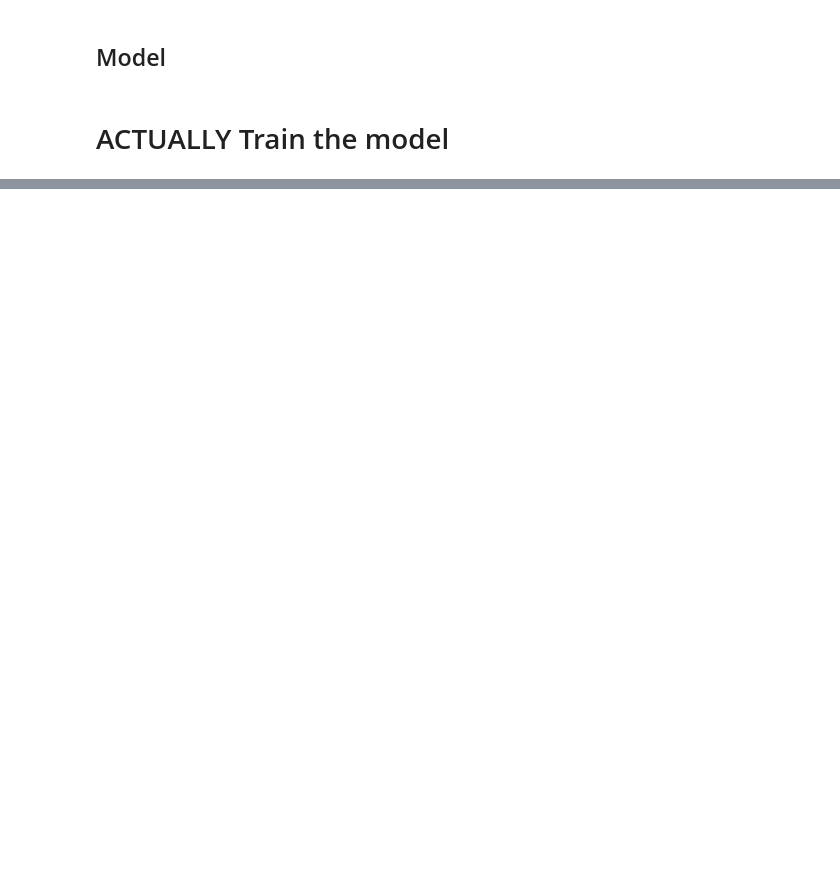
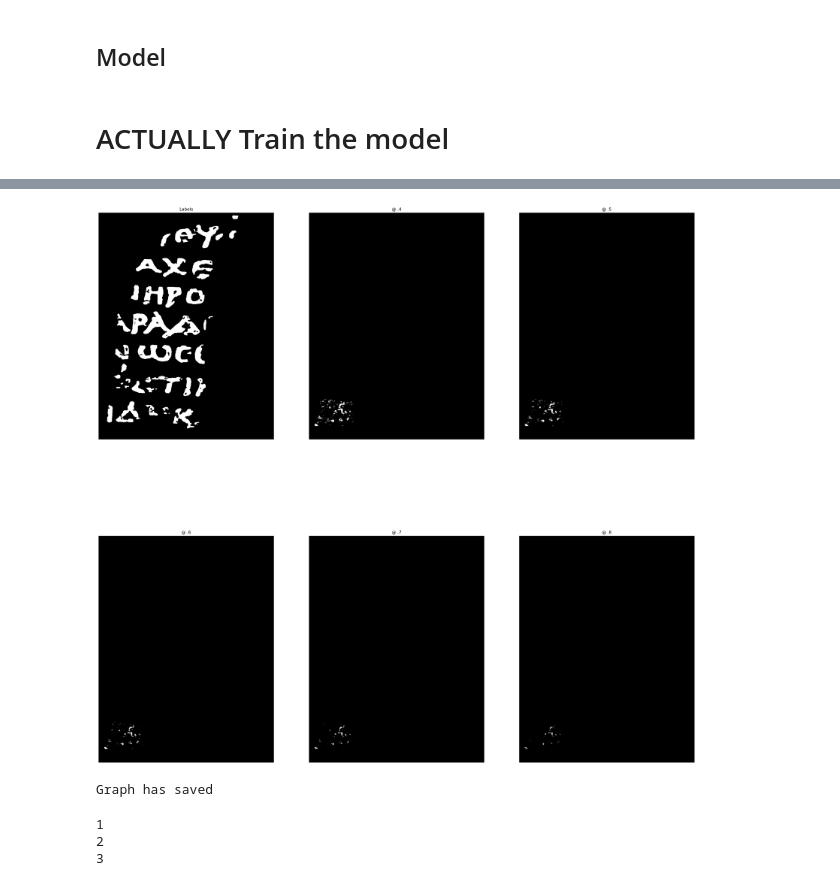
Before and after one commit to jaswged/vesuvius_ink_prediction, a Jupyter notebook: Kaggle_Notebooks/viewed/train-2-5d-pretrained-effnet-b0-ink-classifier.ipynb, the cells around one changed output, grey strips where cells are left out. Drawn from its saved outputs; the diff is of its cells as text; code cells hidden in the pictures; blank space fills up the shorter version.

```diff
--- a/Kaggle_Notebooks/viewed/train-2-5d-pretrained-effnet-b0-ink-classifier.ipynb
+++ b/Kaggle_Notebooks/viewed/train-2-5d-pretrained-effnet-b0-ink-classifier.ipynb
@@ -515,0 +483,46 @@ show_array(inklabels, "inklabels", axs[1])
+# %%
+def save_predictions_image(ink_pred: Tensor, file_name: str) -> None:
+    fig, axs = plt.subplots(nrows=2, ncols=3, figsize=(30, 30))
+    axs.flatten()
+
+    axs[0][0].imshow(inklabels, cmap="gray")
+    axs[0][0].set_title("Labels")
+    # axs[0][0].axis("off")
+
+    # Show the output images
+    axs[0][1].imshow(ink_pred.gt(0.4).cpu().numpy(), cmap="gray")
+    axs[0][1].set_title("@ .4")
+    # axs[0][1].axis("off")
+
+    axs[0][2].imshow(ink_pred.gt(0.5).cpu().numpy(), cmap="gray")
+    axs[0][2].set_title("@ .5")
+    # axs[0][2].axis("off")
+
+    axs[1][0].imshow(ink_pred.gt(0.6).cpu().numpy(), cmap="gray")
+    axs[1][0].set_title("@ .6")
+    # axs[1][0].axis("off")
+
+    axs[1][1].imshow(ink_pred.gt(0.7).cpu().numpy(), cmap="gray")
+    axs[1][1].set_title("@ .7")
+    # axs[1][1].axis("off")
+
+    axs[1][2].imshow(ink_pred.gt(0.8).cpu().numpy(), cmap="gray")
+    axs[1][2].set_title("@ .8")
+    # axs[1][2].axis("off")
+    [axi.set_axis_off() for axi in axs.ravel()]
+
+    plt.savefig(file_name, transparent=False)
+    plt.show()
+    print("Graph has saved")
+# %%
+save_predictions_image(ink_pred, f'holdout.png')
+# %% [output]
+[figure, added]
+Graph has saved
+# %%
+for i in range(1, 4):
+    print(i)
+# %% [output]
+1
+2
+3
```
Also changed, not shown: parts of 15 cells of this notebook, 2 other files.
